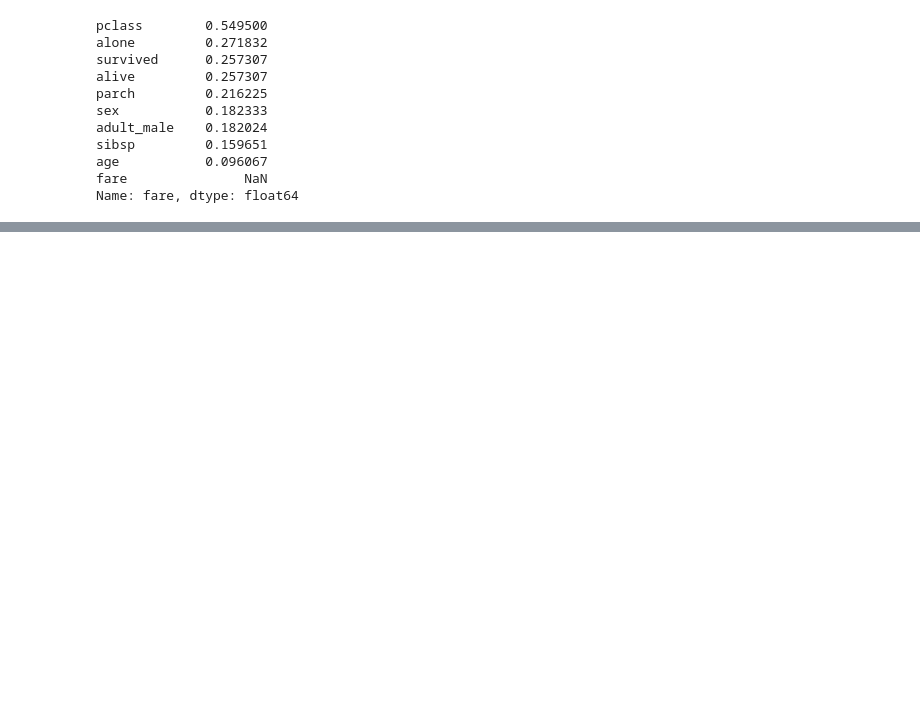
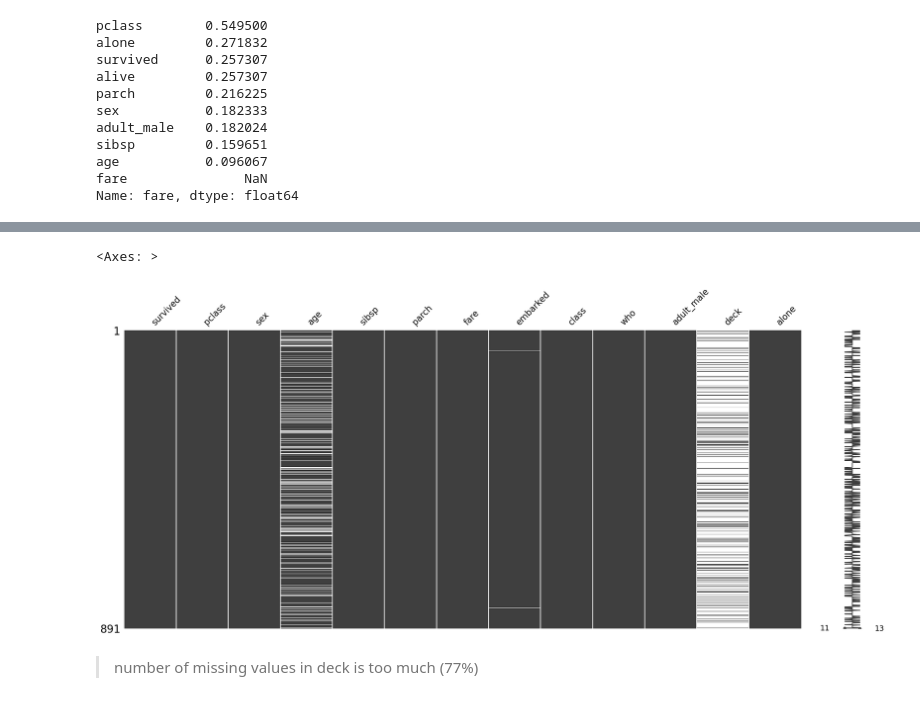
Before and after one commit to rasool-ahad/titanic, a Jupyter notebook: titanic.ipynb, the cells around one changed output, grey strips where cells are left out. Saved outputs shown, nothing was run; the diff lists cells and outputs as text; code cells hidden in the pictures; blank space fills up the shorter version.

```diff
--- a/titanic.ipynb
+++ b/titanic.ipynb
@@ -380,0 +445,7 @@ Name: fare, dtype: float64
+# %%
+msno.matrix(titanic)
+# %% [output]
+<Axes: >
+[figure, added]
+# %% [markdown]
+> number of missing values in deck is too much (77%)
```
Also changed, not shown: parts of 19 cells of this notebook.
